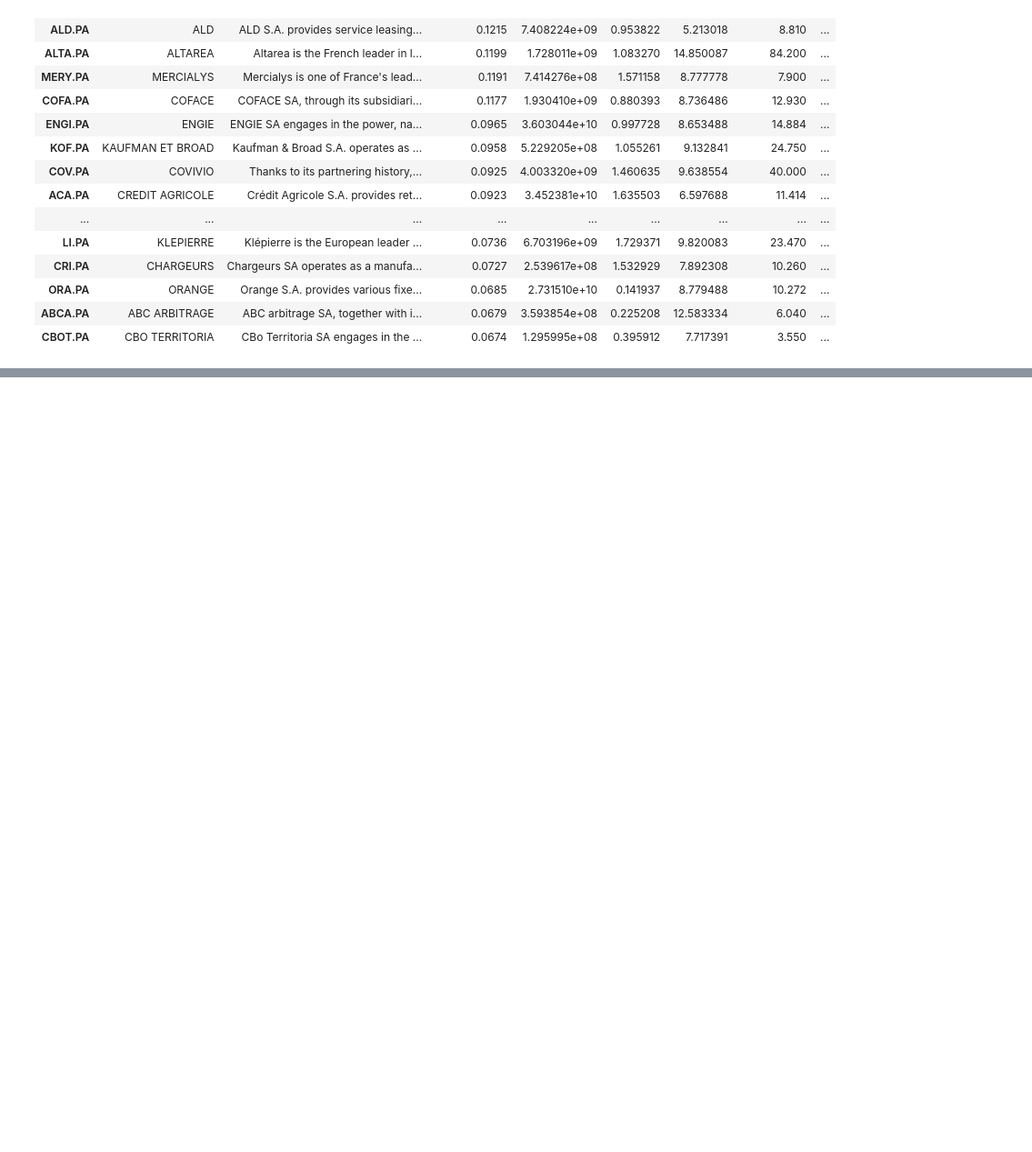
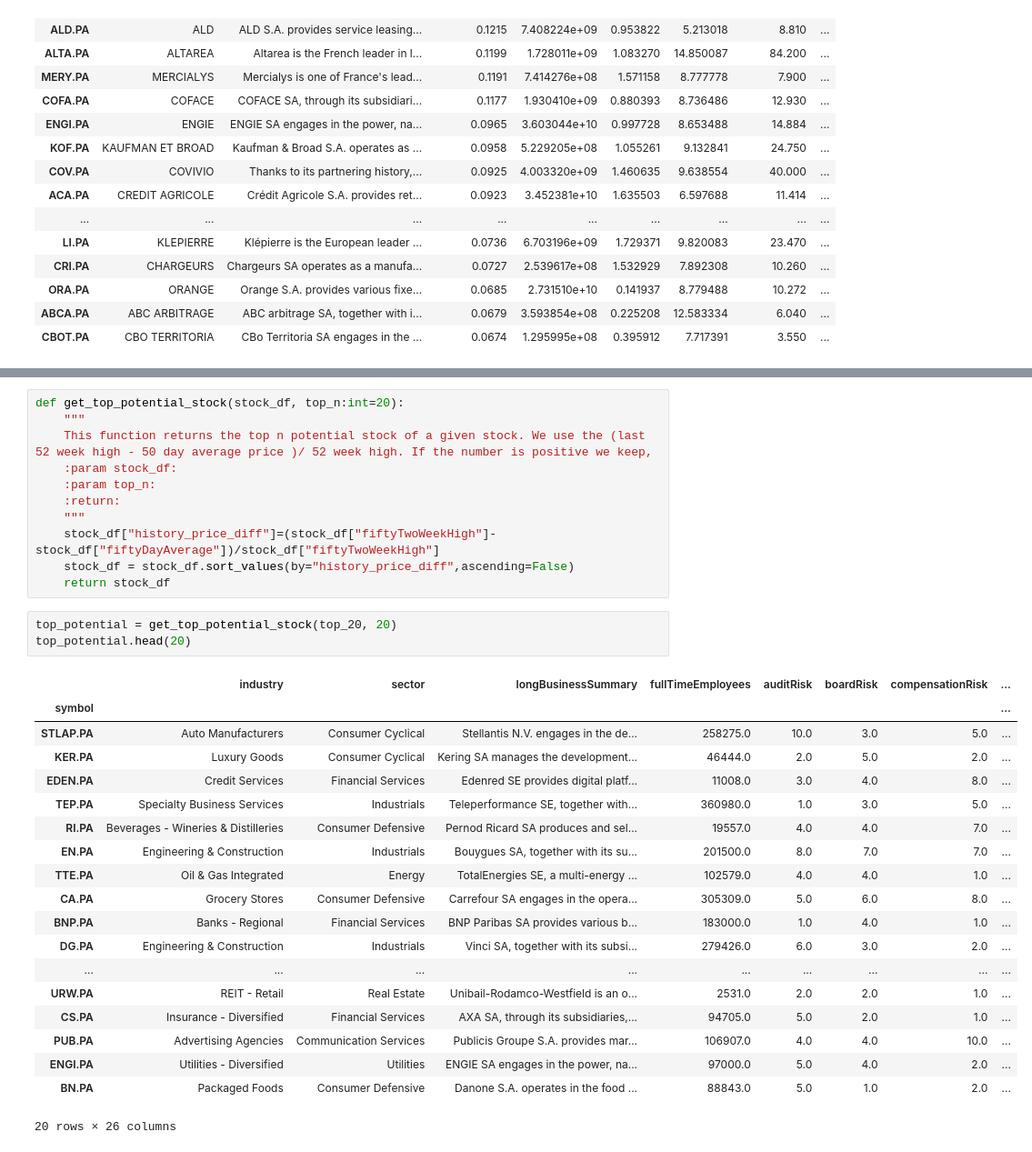
Before and after one commit to pengfei99/python_finance, a Jupyter notebook: notebooks/03.Analyse_French_stocks.ipynb, the cells around one changed output, grey strips where cells are left out. Shown: that part at 91% size. Drawn from its saved outputs; the diff is of its cells as text; blank space fills up the shorter version.

```diff
--- a/notebooks/03.Analyse_French_stocks.ipynb
+++ b/notebooks/03.Analyse_French_stocks.ipynb
@@ -250,0 +347,34 @@ stockDivSummary.head(20)
+# %%
+def get_top_potential_stock(stock_df, top_n:int=20):
+    """
+    This function returns the top n potential stock of a given stock. We use the (last 52 week high - 50 day average price )/ 52 week high. If the number is positive we keep,
+    :param stock_df:
+    :param top_n:
+    :return:
+    """
+    stock_df["history_price_diff"]=(stock_df["fiftyTwoWeekHigh"]-stock_df["fiftyDayAverage"])/stock_df["fiftyTwoWeekHigh"]
+    stock_df = stock_df.sort_values(by="history_price_diff",ascending=False)
+    return stock_df
+# %%
+top_potential = get_top_potential_stock(top_20, 20)
+top_potential.head(20)
+# %% [output]
+|  | industry | sector | longBusinessSummary | fullTimeEmployees | auditRisk | boardRisk | compensationRisk | ... |
+| symbol |  |  |  |  |  |  |  | ... |
+| STLAP.PA | Auto Manufacturers | Consumer Cyclical | Stellantis N.V. engages in the de... | 258275.0 | 10.0 | 3.0 | 5.0 | ... |
+| KER.PA | Luxury Goods | Consumer Cyclical | Kering SA manages the development... | 46444.0 | 2.0 | 5.0 | 2.0 | ... |
+| EDEN.PA | Credit Services | Financial Services | Edenred SE provides digital platf... | 11008.0 | 3.0 | 4.0 | 8.0 | ... |
+| TEP.PA | Specialty Business Services | Industrials | Teleperformance SE, together with... | 360980.0 | 1.0 | 3.0 | 5.0 | ... |
+| RI.PA | Beverages - Wineries & Distilleries | Consumer Defensive | Pernod Ricard SA produces and sel... | 19557.0 | 4.0 | 4.0 | 7.0 | ... |
+| EN.PA | Engineering & Construction | Industrials | Bouygues SA, together with its su... | 201500.0 | 8.0 | 7.0 | 7.0 | ... |
+| TTE.PA | Oil & Gas Integrated | Energy | TotalEnergies SE, a multi-energy ... | 102579.0 | 4.0 | 4.0 | 1.0 | ... |
+| CA.PA | Grocery Stores | Consumer Defensive | Carrefour SA engages in the opera... | 305309.0 | 5.0 | 6.0 | 8.0 | ... |
+| BNP.PA | Banks - Regional | Financial Services | BNP Paribas SA provides various b... | 183000.0 | 1.0 | 4.0 | 1.0 | ... |
+| DG.PA | Engineering & Construction | Industrials | Vinci SA, together with its subsi... | 279426.0 | 6.0 | 3.0 | 2.0 | ... |
+| ... | ... | ... | ... | ... | ... | ... | ... | ... |
+| URW.PA | REIT - Retail | Real Estate | Unibail-Rodamco-Westfield is an o... | 2531.0 | 2.0 | 2.0 | 1.0 | ... |
+| CS.PA | Insurance - Diversified | Financial Services | AXA SA, through its subsidiaries,... | 94705.0 | 5.0 | 2.0 | 1.0 | ... |
+| PUB.PA | Advertising Agencies | Communication Services | Publicis Groupe S.A. provides mar... | 106907.0 | 4.0 | 4.0 | 10.0 | ... |
+| ENGI.PA | Utilities - Diversified | Utilities | ENGIE SA engages in the power, na... | 97000.0 | 5.0 | 4.0 | 2.0 | ... |
+| BN.PA | Packaged Foods | Consumer Defensive | Danone S.A. operates in the food ... | 88843.0 | 5.0 | 1.0 | 2.0 | ... |
+20 rows × 26 columns
```
Also changed, not shown: parts of 22 cells of this notebook, 1 other file.
